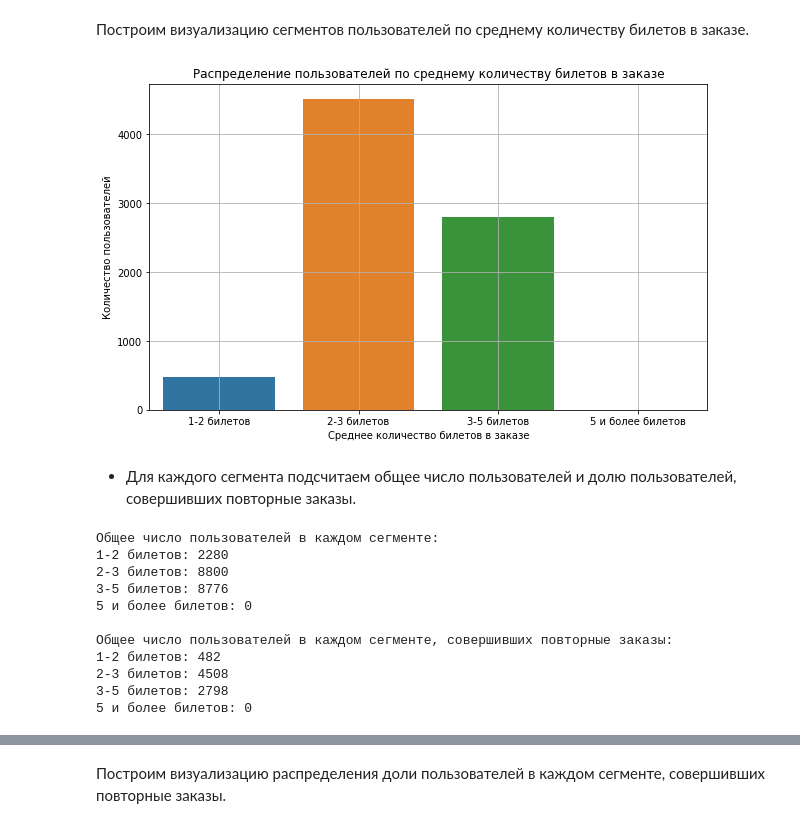
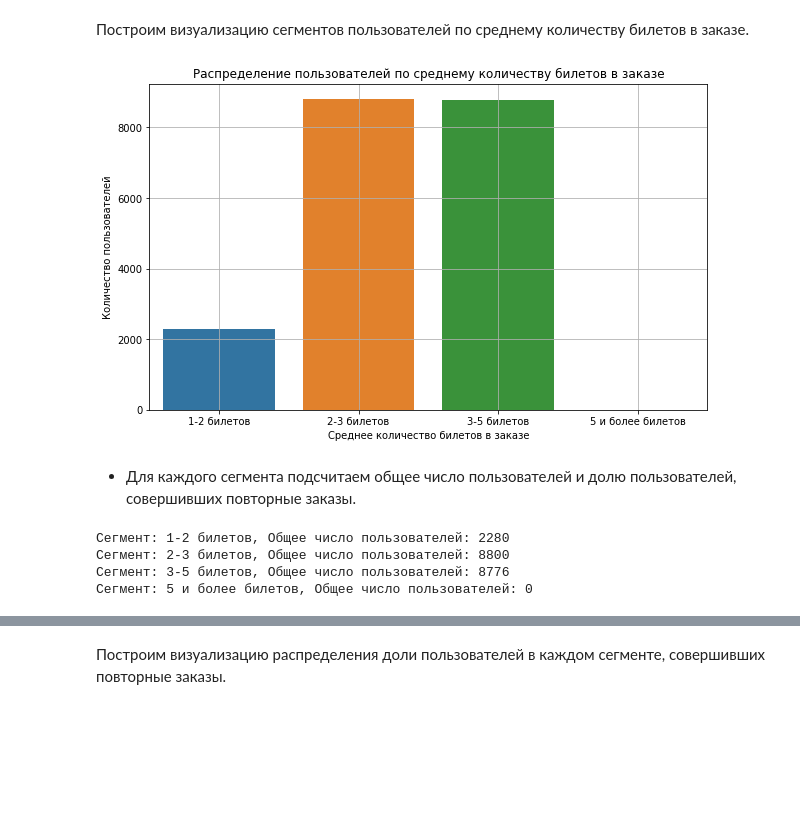
Before and after one commit to PutilEl/Yandex_afisha_user_behavior, a Jupyter notebook: Yandex_afisha_user_behavior.ipynb, the cells around one changed output, grey strips where cells are left out. Saved outputs shown, nothing was run; the diff lists cells and outputs as text; code cells hidden in the pictures; blank space fills up the shorter version.

```diff
--- a/Yandex_afisha_user_behavior.ipynb
+++ b/Yandex_afisha_user_behavior.ipynb
@@ -578,0 +773,3 @@ print(f'Количество отрицательных значений: {negat
+# %%
+# Отсортируем данные по времени совершения заказа
+filtered_df = filtered_df.sort_values(by = ['user_id', 'order_ts'], ascending = True)
@@ -579,7 +788,4 @@ print(f'Количество отрицательных значений: {negat
 # %%
-# Отсортируем данные по времени совершения заказа
-filtered_df = filtered_df.sort_values(by = ['order_ts'], ascending = True)
-
 # Выведем датафрейм
 display(filtered_df)
 # %% [output]
@@ -601,25 +849,4 @@ display(filtered_df)
 # %%
-user_profile = filtered_df.groupby(['user_id']).agg(
-    min_order_dt = ('order_dt', 'min'),  # дата первого заказа
-    max_order_dt = ('order_dt', 'max'),  # дата последнего заказа
-    device_type_canonical = ('device_type_canonical', lambda x: x.iloc[0]),  # устройство, с которого был сделан первый заказ
-    region_name = ('region_name', lambda x: x.iloc[0]),  # регион, в котором был сделан первый заказ
-    service_name = ('service_name', lambda x: x.iloc[0]),  # билетного партнёра, к которому обращались при первом заказе
-    event_type_main = ('event_type_main', lambda x: x.iloc[0]),  # жанр первого посещённого мероприятия
-    total_orders = ('order_id', 'count'),  # общее количество заказов
-    avg_revenue_rub = ('revenue_rub', 'mean'),  # средняя выручка с одного заказа в рублях
-    avg_tickets_count = ('tickets_count', 'mean')  # среднее количество билетов в заказе
-)
-
-# Вычисляем разницу во времени между заказами для каждого пользователя
-filtered_df['time_diff'] = filtered_df.groupby('user_id')['order_ts'].diff().dt.total_seconds() / (60 * 60 * 24)  # разница в днях
-
-# Рассчитываем среднее время между заказами для каждого пользователя
-user_profile['average_time_between_orders'] = round(filtered_df.groupby('user_id')['time_diff'].mean().astype(float), 2)
-
-# Заполним значениями-индексами пропуски в столбце `average_time_between_orders`
-user_profile = user_profile.fillna({'average_time_between_orders':0})
-
 # Подсчитываем общее количество заказов для каждого пользователя
 orders_for_users = filtered_df.groupby('user_id')['order_id'].count().reset_index(name = 'total_orders')
 
@@ -1724,54 +1974,32 @@ plt.show()
     - от 5 и более билетов.
 # %%
 list_tickets_count = {
-    '1-2 билетов': (filtered_user_profile['avg_tickets_count'] >= 1) & (filtered_user_profile['avg_tickets_count'] < 2),
-    '2-3 билетов': (filtered_user_profile['avg_tickets_count'] >= 2) & (filtered_user_profile['avg_tickets_count'] < 3),
-    '3-5 билетов': (filtered_user_profile['avg_tickets_count'] >= 3) & (filtered_user_profile['avg_tickets_count'] <= 5),
-    '5 и более билетов': filtered_user_profile['avg_tickets_count'] > 5
+    '1-2 билетов': ((filtered_user_profile['avg_tickets_count'] >= 1) & (filtered_user_profile['avg_tickets_count'] < 2)).sum(),
+    '2-3 билетов': ((filtered_user_profile['avg_tickets_count'] >= 2) & (filtered_user_profile['avg_tickets_count'] < 3)).sum(),
+    '3-5 билетов': ((filtered_user_profile['avg_tickets_count'] >= 3) & (filtered_user_profile['avg_tickets_count'] <= 5)).sum(),
+    '5 и более билетов': (filtered_user_profile['avg_tickets_count'] > 5).sum()
 }
 # %% [markdown]
 Построим визуализацию сегментов пользователей по среднему количеству билетов в заказе.
 # %%
 # Строим гистограмму
-plt.figure(figsize = (10, 6))
-sns.barplot(x = list(segment_counts.keys()), y = list(segment_counts.values()))
+plt.figure(figsize=(10, 6))
+sns.barplot(x = list(list_tickets_count.keys()), y = list(list_tickets_count.values()))
 plt.grid(True)
 plt.title('Распределение пользователей по среднему количеству билетов в заказе')
 plt.xlabel('Среднее количество билетов в заказе')
 plt.ylabel('Количество пользователей')
 plt.show()
 # %% [output]
-[figure, old version]
+[figure, new version]
 # %% [markdown]
 - Для каждого сегмента подсчитаем общее число пользователей и долю пользователей, совершивших повторные заказы.
 # %%
-# Подсчёт общего количества пользователей в каждом сегменте
-total_segment_counts = {}
-for segment, condition in list_tickets_count.items():
-    total_segment_counts[segment] = filtered_user_profile[condition].shape[0]
-
-# Подсчёт числа пользователей в каждом сегменте, совершивших повторные заказы
-segment_counts = {}
-for segment, condition in list_tickets_count.items():
-    segment_counts[segment] = filtered_user_profile[condition & ((filtered_user_profile['is_two'] == True) | (filtered_user_profile['is_five'] == True))].shape[0]
-
-# Вывод результатов
-print('Общее число пользователей в каждом сегменте:')
-for segment, count in total_segment_counts.items():
-    print(f'{segment}: {count}')
-
-print('\nОбщее число пользователей в каждом сегменте, совершивших повторные заказы:')
-for segment, count in segment_counts.items():
-    print(f'{segment}: {count}')
+# Для каждого сегмента подсчитаем общее число пользователей
+for segment, count in list_tickets_count.items():
+    print(f"Сегмент: {segment}, Общее число пользователей: {count}")
 # %% [output]
-Общее число пользователей в каждом сегменте:
-1-2 билетов: 2280
-2-3 билетов: 8800
-3-5 билетов: 8776
-5 и более билетов: 0
-
-Общее число пользователей в каждом сегменте, совершивших повторные заказы:
-1-2 билетов: 482
-2-3 билетов: 4508
-3-5 билетов: 2798
-5 и более билетов: 0
+Сегмент: 1-2 билетов, Общее число пользователей: 2280
+Сегмент: 2-3 билетов, Общее число пользователей: 8800
+Сегмент: 3-5 билетов, Общее число пользователей: 8776
+Сегмент: 5 и более билетов, Общее число пользователей: 0
```
Also changed, not shown: parts of 69 cells of this notebook.
